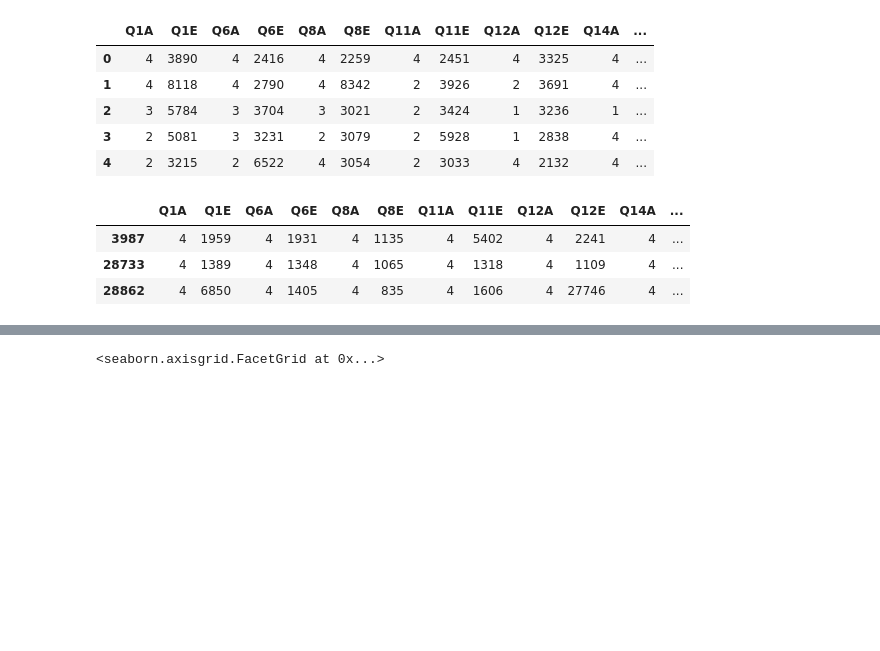
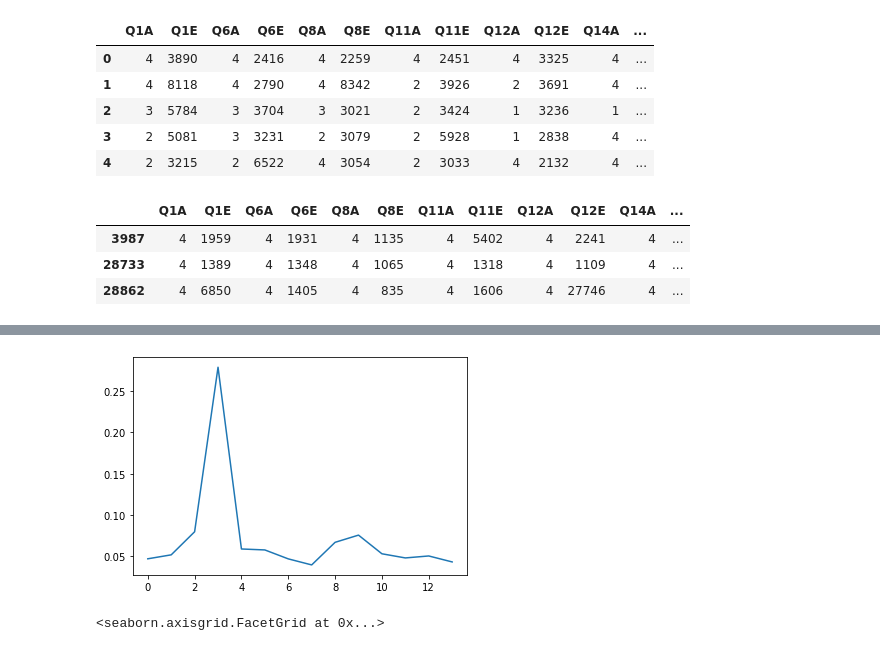
Before and after one commit to youssef02/ML-and-PR-, a Jupyter notebook: Code.ipynb, the cells around one changed output, grey strips where cells are left out. Saved outputs shown, nothing was run; the diff lists cells and outputs as text; code cells hidden in the pictures; blank space fills up the shorter version.

```diff
--- a/Code.ipynb
+++ b/Code.ipynb
@@ -197,3 +276,19 @@ plt.plot(range(2,50), acclist_QA)
+# %%
+
+#decision tree regressor
+from sklearn.tree import DecisionTreeClassifier
+from sklearn.metrics import accuracy_score
+#train test split
+X_train, X_test, y_train, y_test = train_test_split(df_QA.iloc[:,:-1], df_QA.iloc[:,-1], test_size=0.2, random_state=0)
+dtc = DecisionTreeClassifier()
+dtc.fit(X_train, y_train)
+imp = dtc.feature_importances_
+plt.plot(imp)
+#plot with column name
+
+plt.show()
+# %% [output]
+[figure, added]
 # %%
 #plot age vs. Q1A
 import seaborn as sns
```
Also changed, not shown: parts of 12 cells of this notebook, 4 other files.
